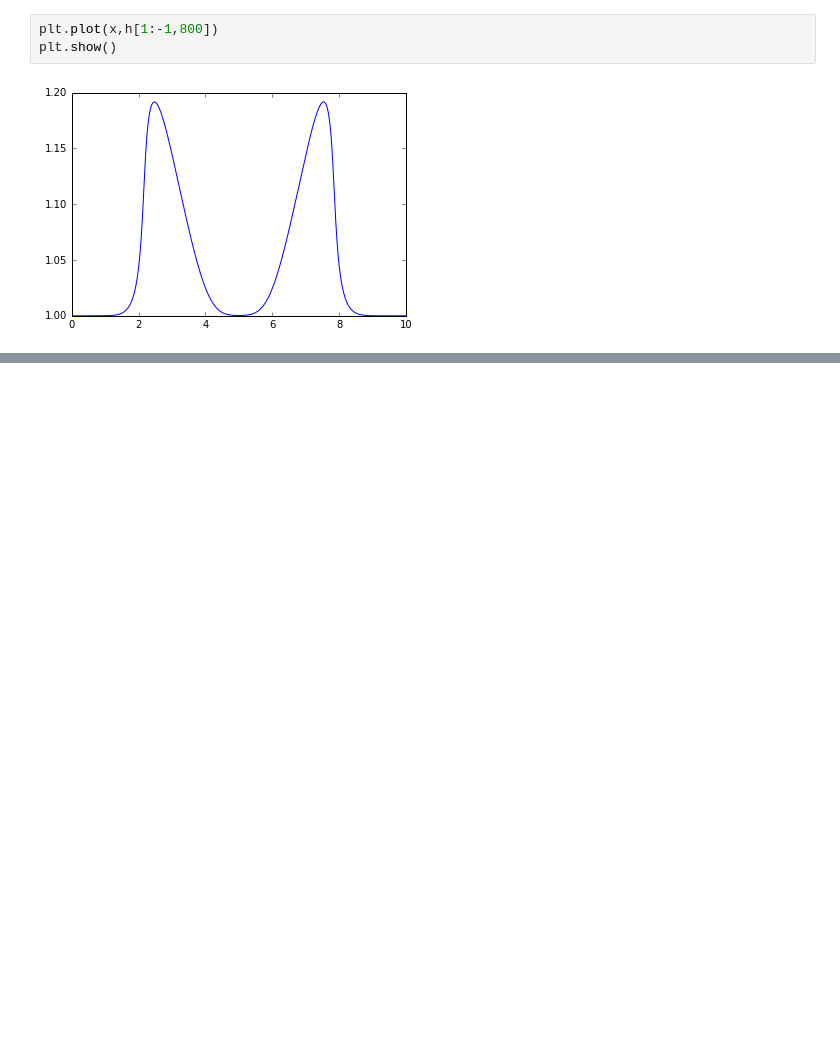
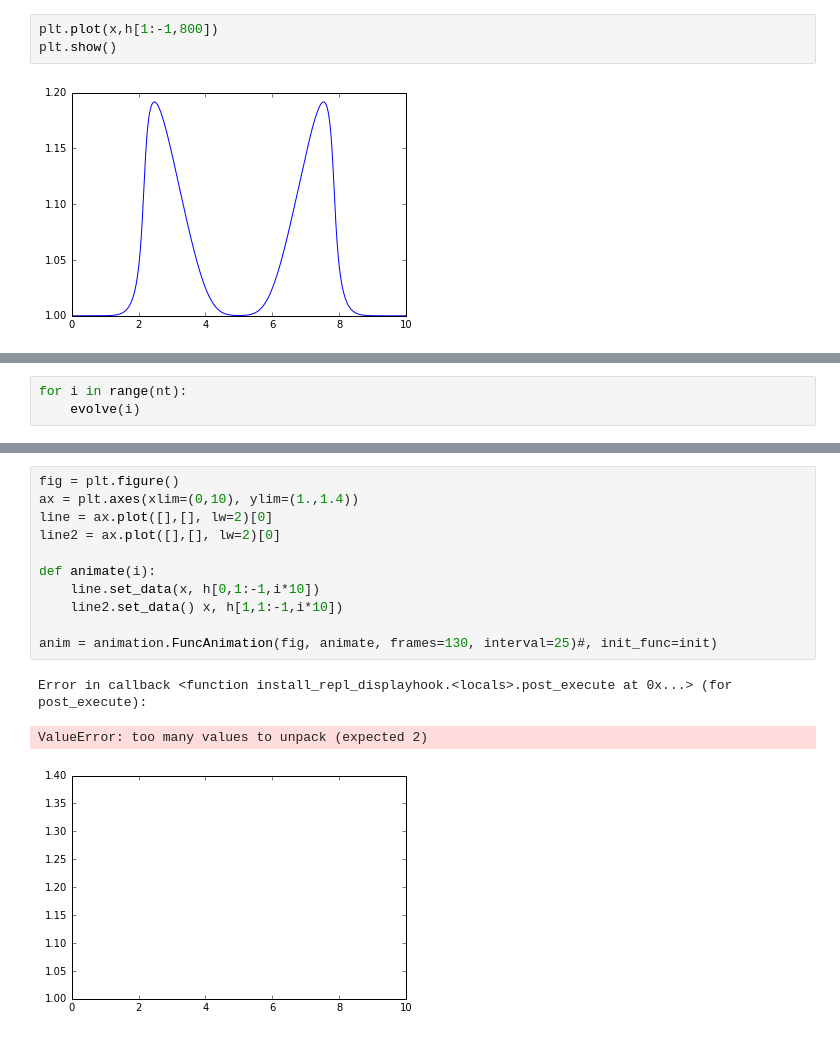
Before and after one commit to harpolea/swerve, a Jupyter notebook: Shallow_Water_Equations.ipynb, the cells around one changed output, grey strips where cells are left out. Saved outputs shown, nothing was run; the diff lists cells and outputs as text; blank space fills up the shorter version.

```diff
--- a/Shallow_Water_Equations.ipynb
+++ b/Shallow_Water_Equations.ipynb
@@ -88,0 +155,3 @@ HTML(anim.to_html5_video())
+# %%
+for i in range(nt):
+    evolve(i)
@@ -88,0 +163,15 @@ HTML(anim.to_html5_video())
+# %%
+fig = plt.figure()
+ax = plt.axes(xlim=(0,10), ylim=(1.,1.4))
+line = ax.plot([],[], lw=2)[0]
+line2 = ax.plot([],[], lw=2)[0]
+
+def animate(i):
+    line.set_data(x, h[0,1:-1,i*10])
+    line2.set_data() x, h[1,1:-1,i*10])
+
+anim = animation.FuncAnimation(fig, animate, frames=130, interval=25)#, init_func=init)
+# %% [output]
+Error in callback <function install_repl_displayhook.<locals>.post_execute at 0x...> (for post_execute):
+ValueError: too many values to unpack (expected 2)
+[figure, added]
```
Also changed, not shown: parts of 6 cells of this notebook.
